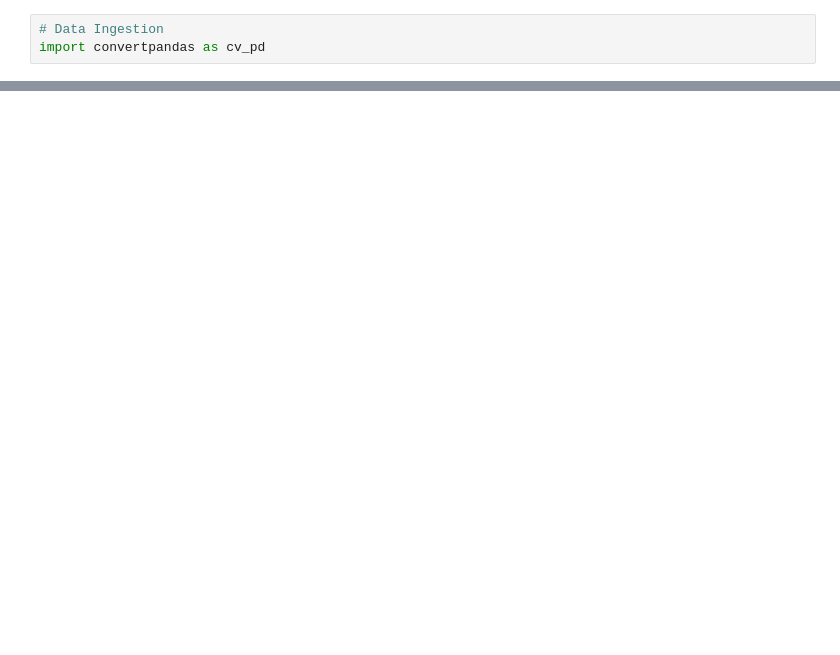
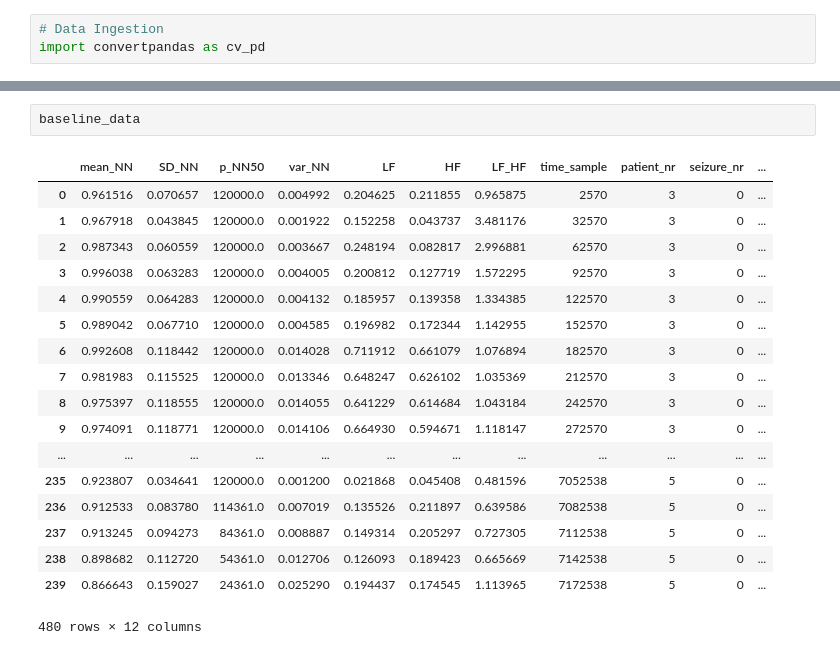
Before and after one commit to yinxiaojing1/pre_epi_seizures, a Jupyter notebook: pre_epi_seizures/classification/exploratory_data_analysis.ipynb, the cells around one changed output, grey strips where cells are left out. Cells and saved outputs as stored; diff of their text form; blank space fills up the shorter version.

```diff
--- a/pre_epi_seizures/classification/exploratory_data_analysis.ipynb
+++ b/pre_epi_seizures/classification/exploratory_data_analysis.ipynb
@@ -86,0 +105,21 @@ closed
+# %%
+baseline_data
+# %% [output]
+|  | mean_NN | SD_NN | p_NN50 | var_NN | LF | HF | LF_HF | time_sample | patient_nr | seizure_nr | ... |
+| 0 | 0.961516 | 0.070657 | 120000.0 | 0.004992 | 0.204625 | 0.211855 | 0.965875 | 2570 | 3 | 0 | ... |
+| 1 | 0.967918 | 0.043845 | 120000.0 | 0.001922 | 0.152258 | 0.043737 | 3.481176 | 32570 | 3 | 0 | ... |
+| 2 | 0.987343 | 0.060559 | 120000.0 | 0.003667 | 0.248194 | 0.082817 | 2.996881 | 62570 | 3 | 0 | ... |
+| 3 | 0.996038 | 0.063283 | 120000.0 | 0.004005 | 0.200812 | 0.127719 | 1.572295 | 92570 | 3 | 0 | ... |
+| 4 | 0.990559 | 0.064283 | 120000.0 | 0.004132 | 0.185957 | 0.139358 | 1.334385 | 122570 | 3 | 0 | ... |
+| 5 | 0.989042 | 0.067710 | 120000.0 | 0.004585 | 0.196982 | 0.172344 | 1.142955 | 152570 | 3 | 0 | ... |
+| 6 | 0.992608 | 0.118442 | 120000.0 | 0.014028 | 0.711912 | 0.661079 | 1.076894 | 182570 | 3 | 0 | ... |
+| 7 | 0.981983 | 0.115525 | 120000.0 | 0.013346 | 0.648247 | 0.626102 | 1.035369 | 212570 | 3 | 0 | ... |
+| 8 | 0.975397 | 0.118555 | 120000.0 | 0.014055 | 0.641229 | 0.614684 | 1.043184 | 242570 | 3 | 0 | ... |
+| 9 | 0.974091 | 0.118771 | 120000.0 | 0.014106 | 0.664930 | 0.594671 | 1.118147 | 272570 | 3 | 0 | ... |
+| ... | ... | ... | ... | ... | ... | ... | ... | ... | ... | ... | ... |
+| 235 | 0.923807 | 0.034641 | 120000.0 | 0.001200 | 0.021868 | 0.045408 | 0.481596 | 7052538 | 5 | 0 | ... |
+| 236 | 0.912533 | 0.083780 | 114361.0 | 0.007019 | 0.135526 | 0.211897 | 0.639586 | 7082538 | 5 | 0 | ... |
+| 237 | 0.913245 | 0.094273 | 84361.0 | 0.008887 | 0.149314 | 0.205297 | 0.727305 | 7112538 | 5 | 0 | ... |
+| 238 | 0.898682 | 0.112720 | 54361.0 | 0.012706 | 0.126093 | 0.189423 | 0.665669 | 7142538 | 5 | 0 | ... |
+| 239 | 0.866643 | 0.159027 | 24361.0 | 0.025290 | 0.194437 | 0.174545 | 1.113965 | 7172538 | 5 | 0 | ... |
+480 rows × 12 columns
```
Also changed, not shown: parts of 19 cells of this notebook, 4 other files.
